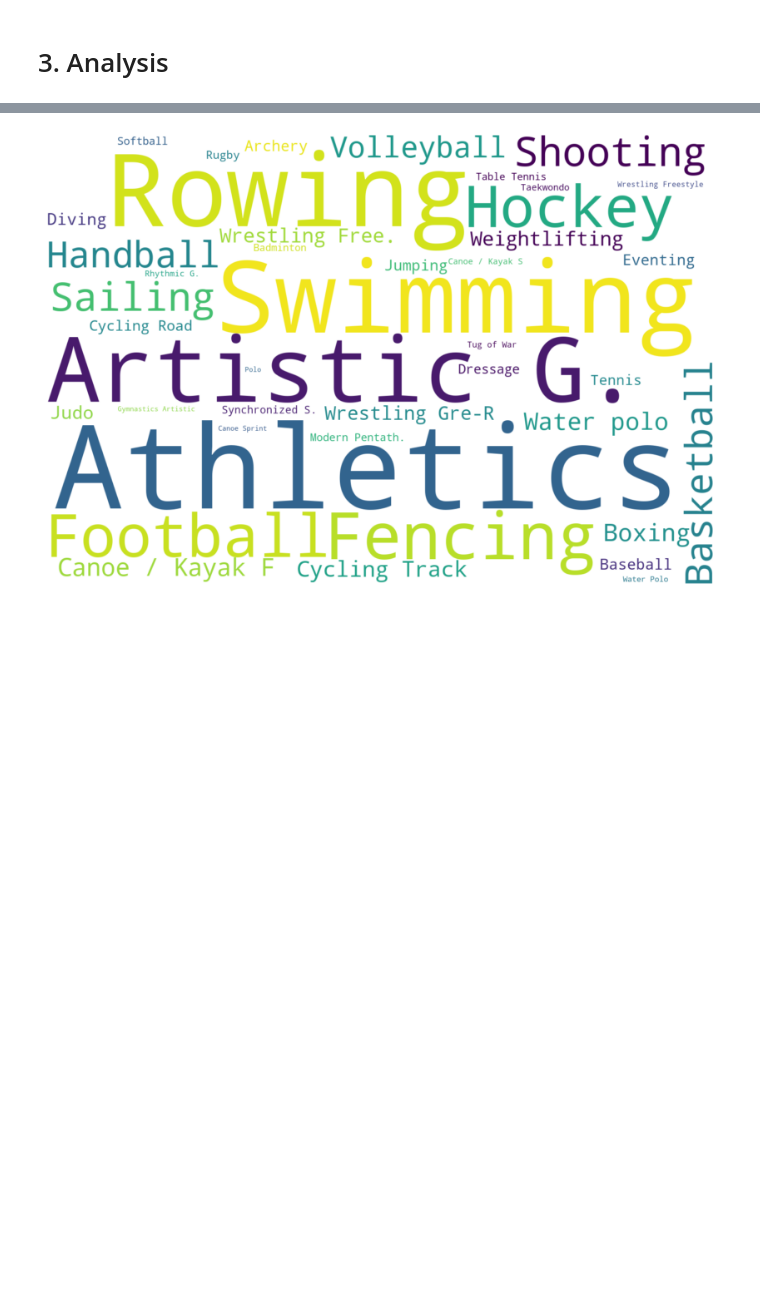
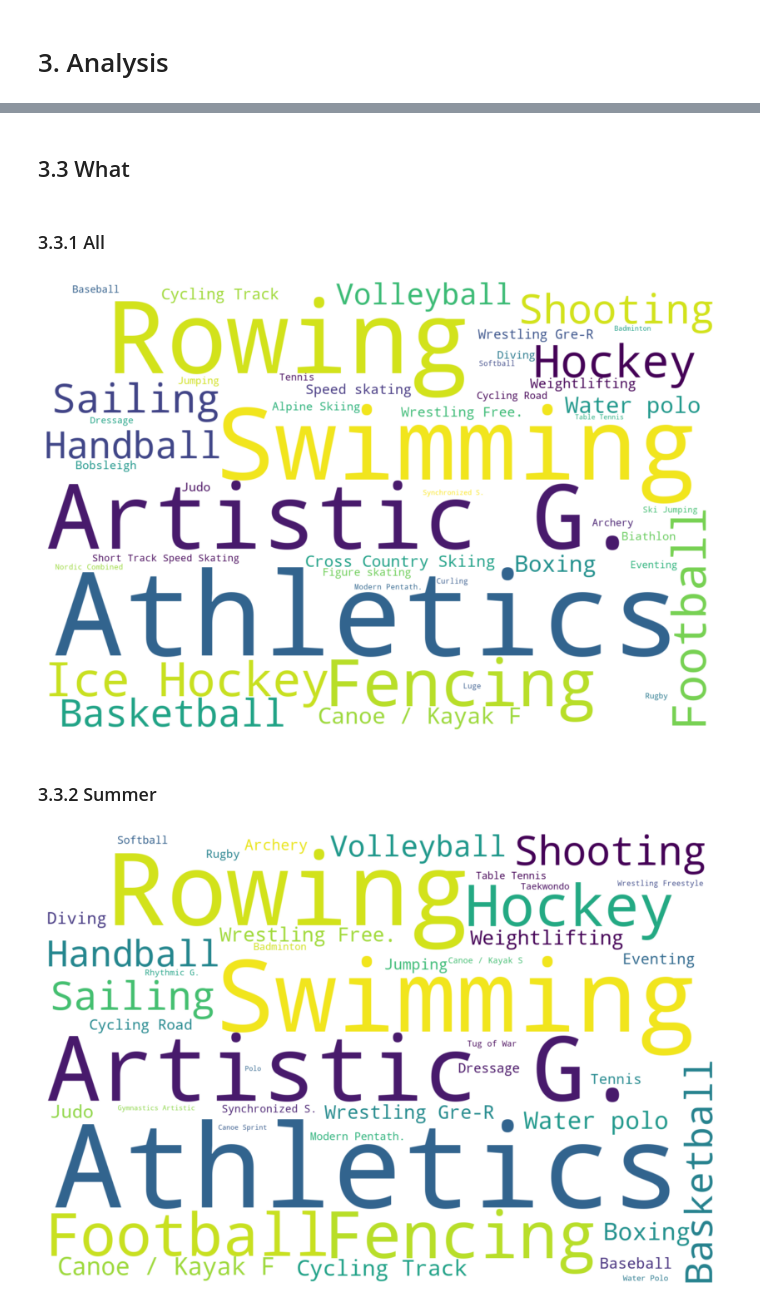
Before and after one commit to eozhisarcikli/olympic-game-analysis, a Jupyter notebook: Analysis & Visualization.ipynb, the cells around one changed output, grey strips where cells are left out. Saved outputs shown, nothing was run; the diff lists cells and outputs as text; code cells hidden in the pictures; blank space fills up the shorter version.

```diff
--- a/Analysis & Visualization.ipynb
+++ b/Analysis & Visualization.ipynb
@@ -257,3 +391,27 @@ winter.head()
+# %% [markdown]
+## 3.3 What
+# %% [markdown]
+### 3.3.1 All
+# %%
+wordcloud = WordCloud(
+                    width=1500,
+                    height=1000,
+                    scale=1,
+                    normalize_plurals=False,
+                    repeat=False,
+                    random_state=50,
+                    min_font_size = 15,
+                    background_color='white')
+
+wordcloud.generate_from_frequencies(frequencies = olympics.Discipline.value_counts())
+plt.figure(figsize=(17,10))
+plt.imshow(wordcloud, interpolation="bilinear")
+plt.axis("off")
+plt.show()
+# %% [output]
+[figure, added]
+# %% [markdown]
+### 3.3.2 Summer
 # %%
 wordcloud = WordCloud(
                     width=1500,
```
Also changed, not shown: parts of 55 cells of this notebook.
